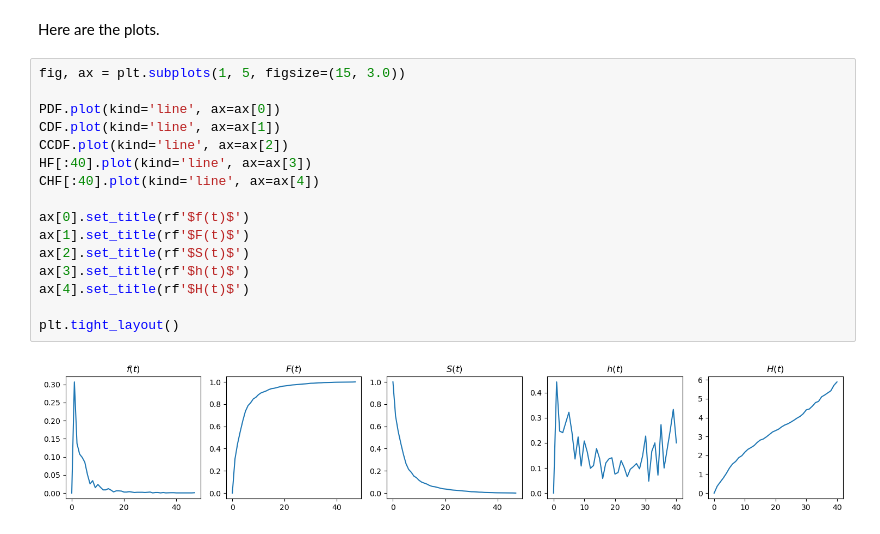
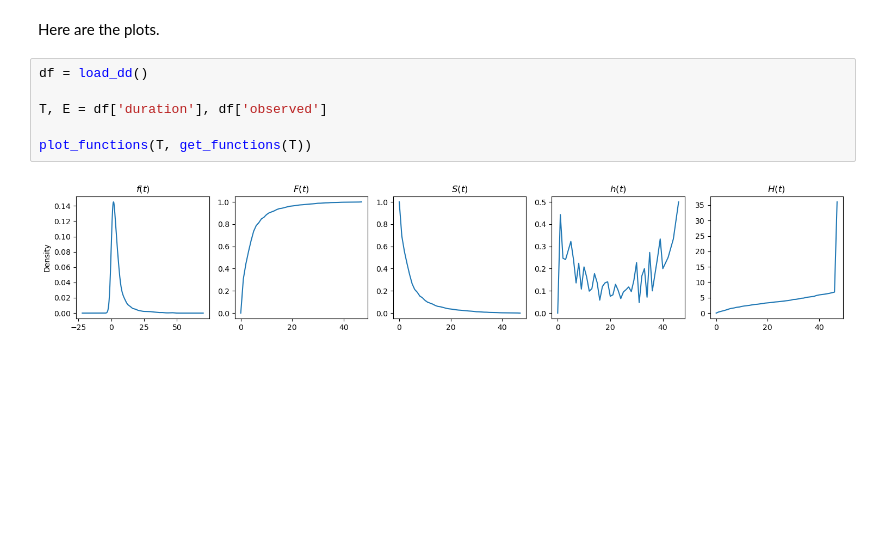
Before and after one commit to oneoffcoder/books, a Jupyter notebook: sphinx/datascience/source/survival-functions.ipynb, the cells around one changed output. Cells and saved outputs as stored; diff of their text form; blank space fills up the shorter version.

```diff
--- a/sphinx/datascience/source/survival-functions.ipynb
+++ b/sphinx/datascience/source/survival-functions.ipynb
@@ -139,20 +169,10 @@ CHF = np.abs(-np.log(CCDF))
 # %% [markdown]
 Here are the plots.
-# %%
-fig, ax = plt.subplots(1, 5, figsize=(15, 3.0))
-
-PDF.plot(kind='line', ax=ax[0])
-CDF.plot(kind='line', ax=ax[1])
-CCDF.plot(kind='line', ax=ax[2])
-HF[:40].plot(kind='line', ax=ax[3])
-CHF[:40].plot(kind='line', ax=ax[4])
-
-ax[0].set_title(rf'$f(t)$')
-ax[1].set_title(rf'$F(t)$')
-ax[2].set_title(rf'$S(t)$')
-ax[3].set_title(rf'$h(t)$')
-ax[4].set_title(rf'$H(t)$')
-
-plt.tight_layout()
-# %% [output]
-[figure, removed]
+# %%
+df = load_dd()
+
+T, E = df['duration'], df['observed']
+
+plot_functions(T, get_functions(T))
+# %% [output]
+[figure, added]
```
Also changed, not shown: parts of 7 cells of this notebook.
